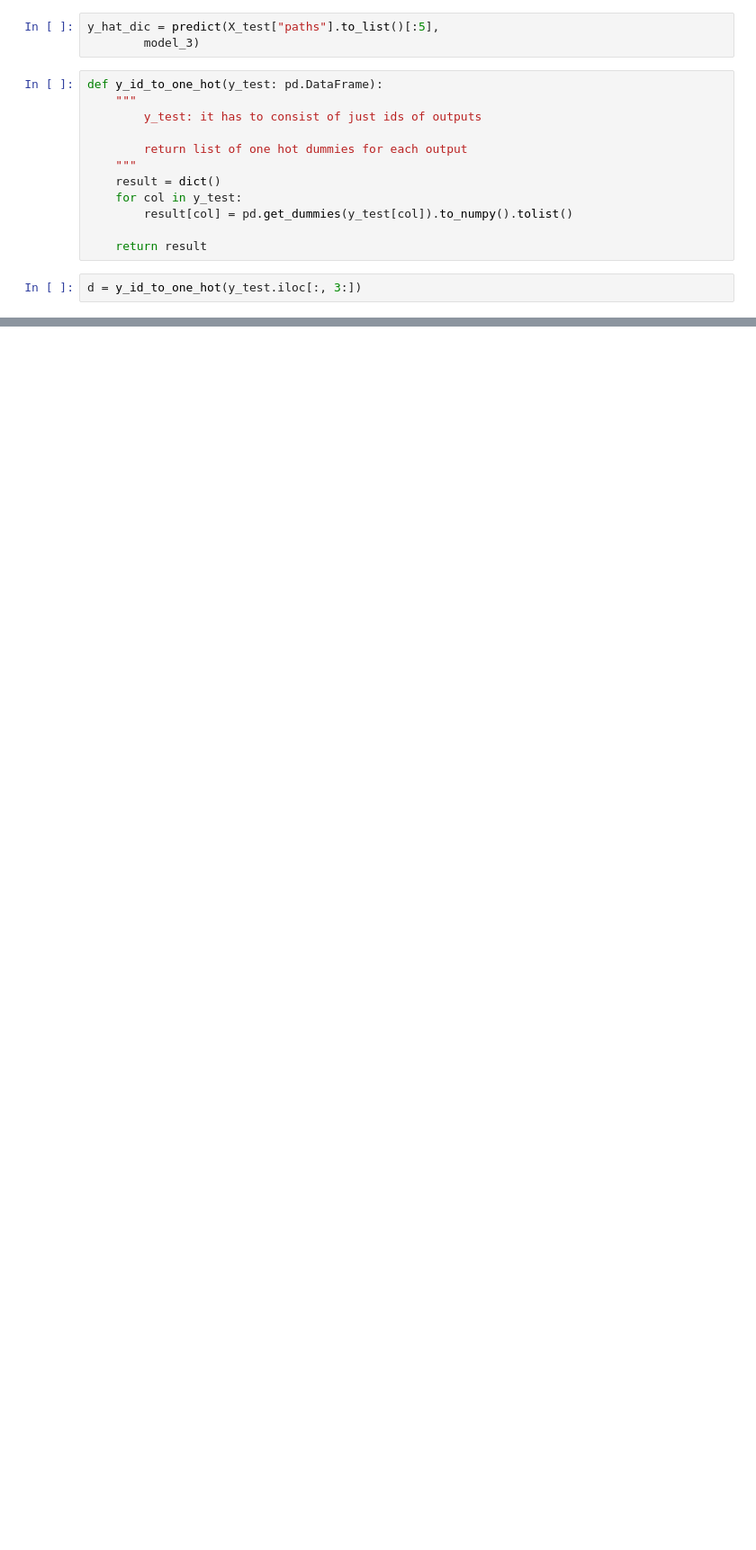
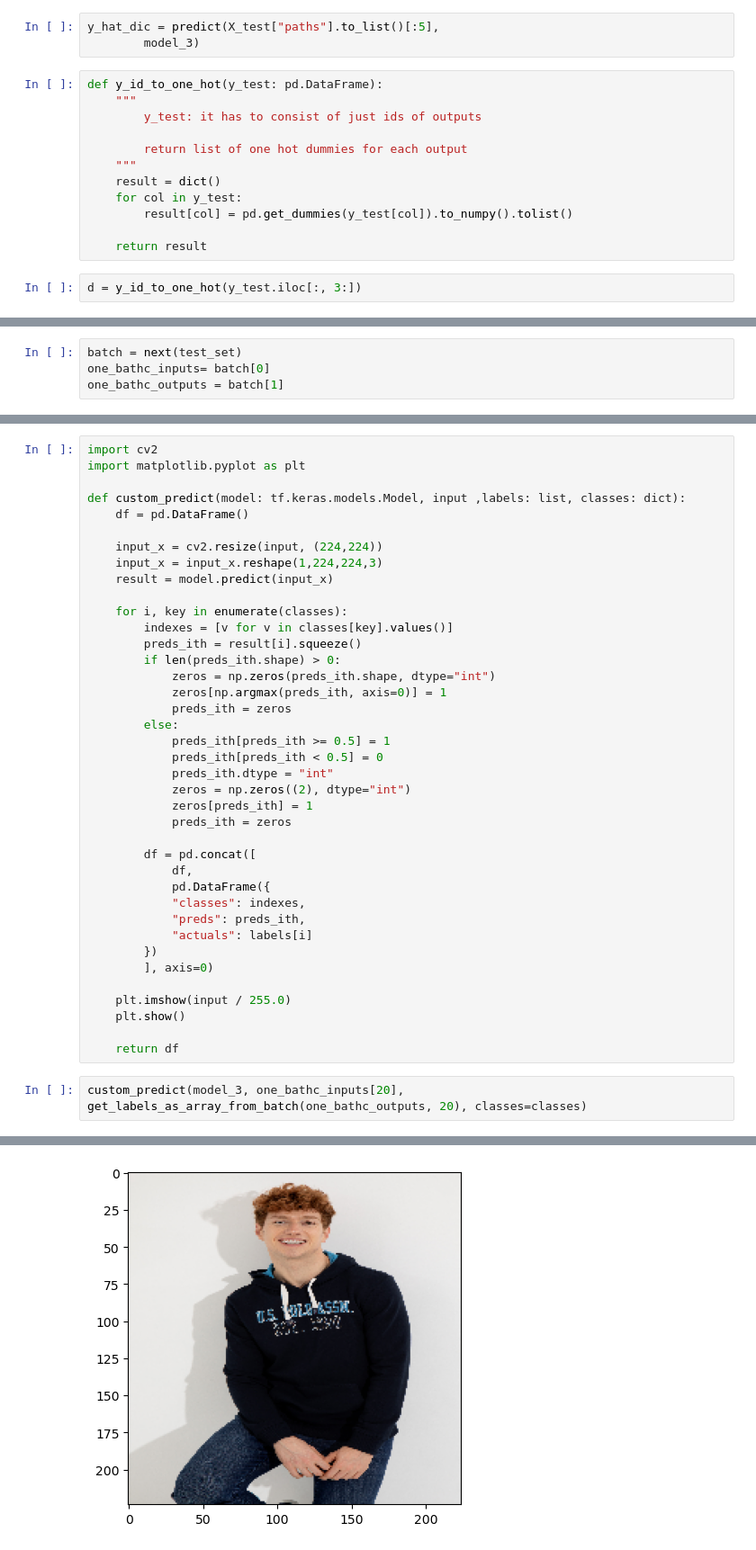
Before and after one commit to melihkacaman/neckline_classifier_Aydinli, a Jupyter notebook: notebooks/05 Range3 Evaluation Multi Output Algorithms.ipynb, the cells around one changed output, grey strips where cells are left out. Shown at 90% size. Drawn from its saved outputs; the diff is of its cells as text; blank space fills up the shorter version.

Commit message:
custom predict method is coded

```diff
--- a/notebooks/05 Range3 Evaluation Multi Output Algorithms.ipynb
+++ b/notebooks/05 Range3 Evaluation Multi Output Algorithms.ipynb
@@ -150,0 +143,4 @@ pd.DataFrame(tester.get_metrics())
+# %%
+batch = next(test_set)
+one_bathc_inputs= batch[0]
+one_bathc_outputs = batch[1]
@@ -150,0 +190,42 @@ pd.DataFrame(tester.get_metrics())
+# %%
+import cv2
+import matplotlib.pyplot as plt
+
+def custom_predict(model: tf.keras.models.Model, input ,labels: list, classes: dict):
+    df = pd.DataFrame()
+
+    input_x = cv2.resize(input, (224,224))
+    input_x = input_x.reshape(1,224,224,3)
+    result = model.predict(input_x)
+
+    for i, key in enumerate(classes):
+        indexes = [v for v in classes[key].values()]
+        preds_ith = result[i].squeeze()
+        if len(preds_ith.shape) > 0:
+            zeros = np.zeros(preds_ith.shape, dtype="int")
+            zeros[np.argmax(preds_ith, axis=0)] = 1
+            preds_ith = zeros
+        else:
+            preds_ith[preds_ith >= 0.5] = 1
+            preds_ith[preds_ith < 0.5] = 0
+            preds_ith.dtype = "int"
+            zeros = np.zeros((2), dtype="int")
+            zeros[preds_ith] = 1
+            preds_ith = zeros
+
+        df = pd.concat([
+            df,
+            pd.DataFrame({
+            "classes": indexes,
+            "preds": preds_ith,
+            "actuals": labels[i]
+        })
+        ], axis=0)
+
+    plt.imshow(input / 255.0)
+    plt.show()
+
+    return df
+# %%
+custom_predict(model_3, one_bathc_inputs[20], get_labels_as_array_from_batch(one_bathc_outputs, 20), classes=classes)
+# %% [output]
@@ -150,0 +233 @@ pd.DataFrame(tester.get_metrics())
+[figure, added]
```
Also changed, not shown: parts of 6 cells of this notebook, 2 other files.
